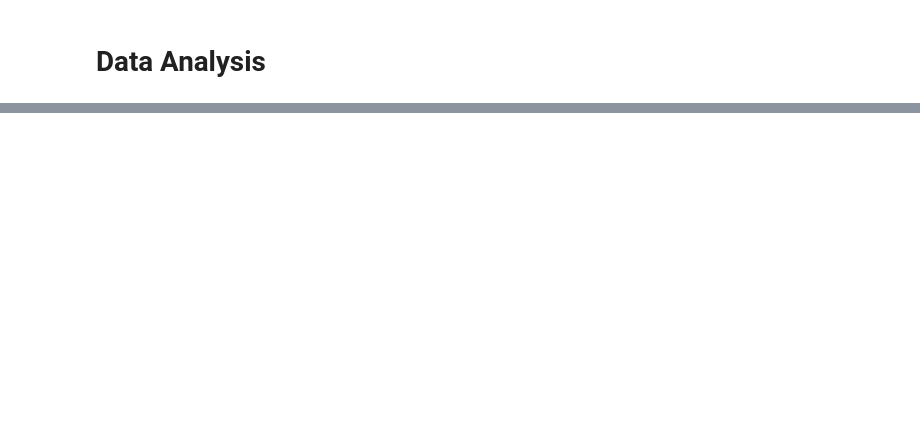
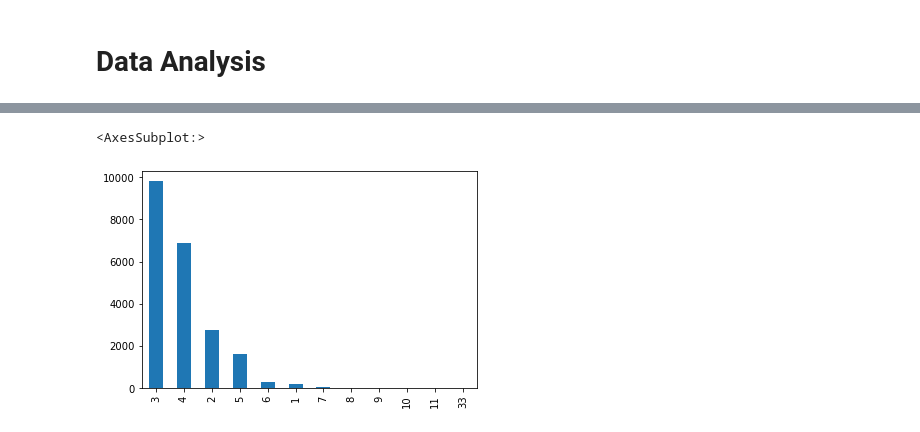
Before and after one commit to felix-n12/kingcounty, a Jupyter notebook: student-checkpoint.ipynb, the cells around one changed output, grey strips where cells are left out. Cells and saved outputs as stored; diff of their text form; code cells hidden in the pictures; blank space fills up the shorter version.

```diff
--- a/student-checkpoint.ipynb
+++ b/student-checkpoint.ipynb
@@ -140,0 +278,4 @@ The data has outliers but they seem genuine so we wont have to remove them
+# %%
+#Counting the number of sold houses per bedroom
+number_of_houses_sold=rel_house_data['bedrooms'].value_counts()
+number_of_houses_sold
@@ -140,0 +296,6 @@ The data has outliers but they seem genuine so we wont have to remove them
+# %%
+#Showing the number of sold houses per bedroom
+number_of_houses_sold.plot.bar()
+# %% [output]
+<AxesSubplot:>
+[figure, added]
```
Also changed, not shown: parts of 37 cells of this notebook.
